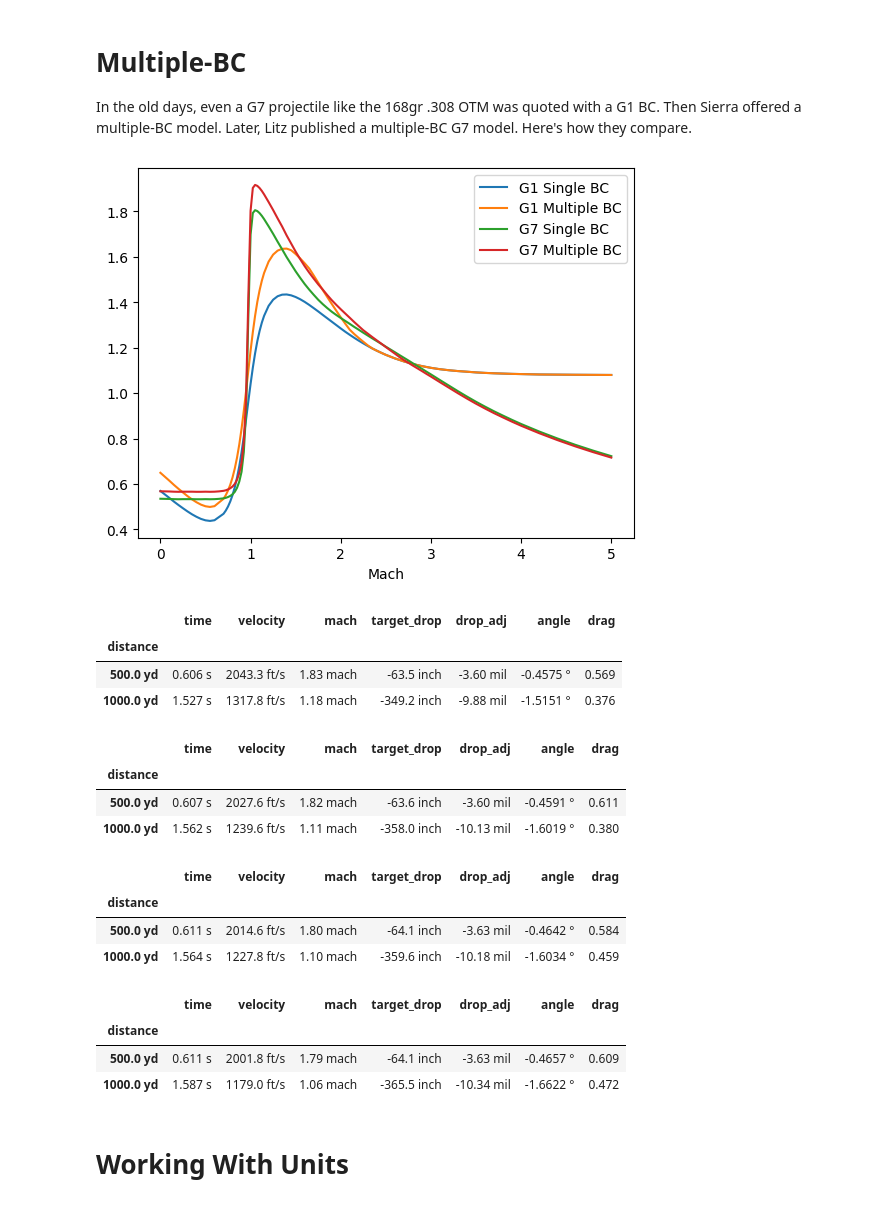
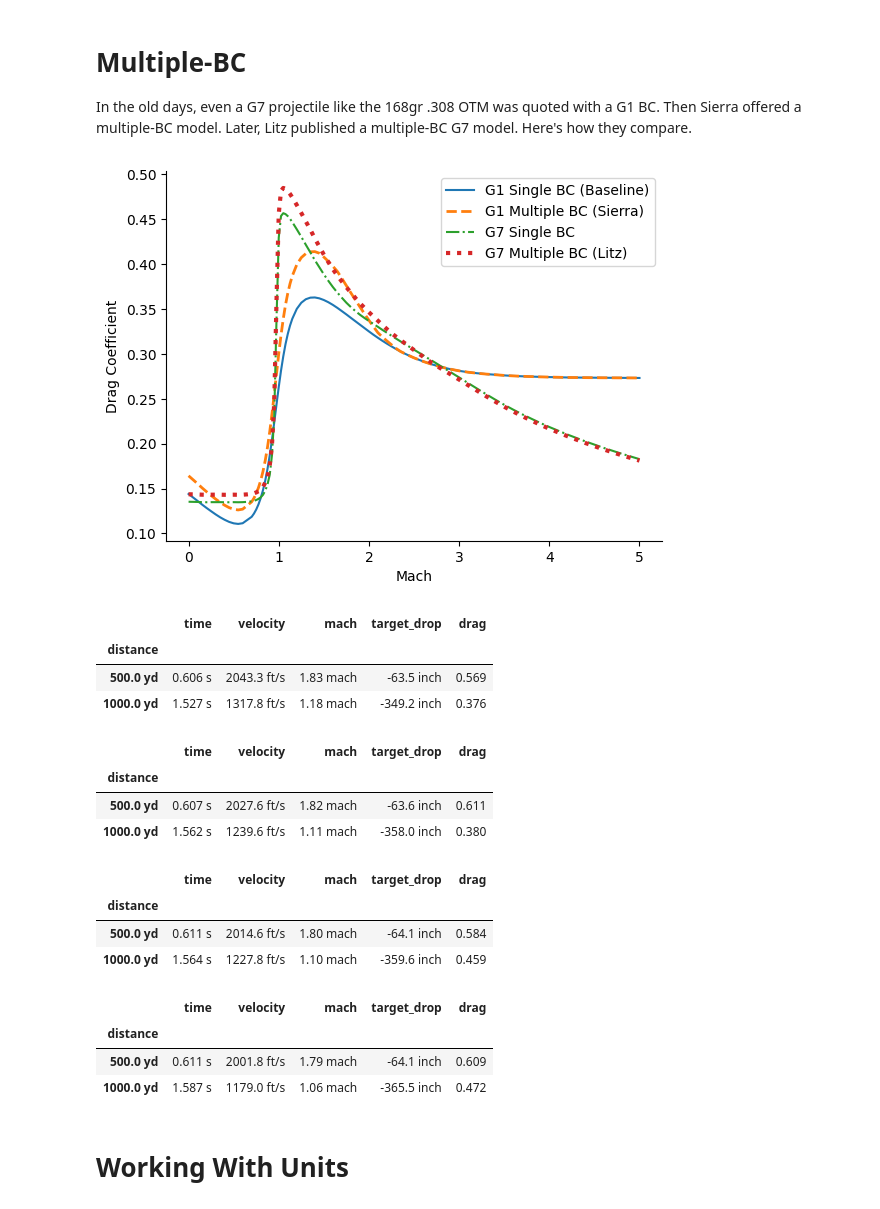
Before and after one commit to o-murphy/py-ballisticcalc, a Jupyter notebook: Example.ipynb, the cells around one changed output. Saved outputs shown, nothing was run; the diff lists cells and outputs as text; code cells hidden in the pictures.

Commit message:
Finished MultiBC DragModel implementation.

```diff
--- a/Example.ipynb
+++ b/Example.ipynb
@@ -242,23 +242,24 @@ plt.show()
 # Multiple-BC
 In the old days, even a G7 projectile like the 168gr .308 OTM was quoted with a G1 BC.  Then Sierra offered a multiple-BC model.  Later, Litz published a multiple-BC G7 model.  Here's how they compare.
 # %%
-dm1 = DragModel([BCpoint(.462, Mach=1)], TableG1)
+# Single G1 BC
+dm1 = DragModelMultiBC([BCpoint(.462, Mach=1)], TableG1, weight=168, diameter=.308)
 # Sierra's G1 BC: 0.462 above 2600 fps, 0.447 above 2100 fps, 0.424 above 1600 fps, and .405 below that.
-dm2 = DragModel([BCpoint(.462, V=Velocity.FPS(2600)), BCpoint(.462-(.462-.447)/2, V=Velocity.FPS(2350)), BCpoint(.424-(.424-.405)/2, V=Velocity.FPS(1850)), BCpoint(.405, V=Velocity.FPS(1600))], TableG1)
-dm3 = DragModel([BCpoint(.224, Mach=1)], TableG7)
+dm2 = DragModelMultiBC([BCpoint(.462, V=Velocity.FPS(2600)), BCpoint(.462-(.462-.447)/2, V=Velocity.FPS(2350)), BCpoint(.424-(.424-.405)/2, V=Velocity.FPS(1850)), BCpoint(.405, V=Velocity.FPS(1600))],
+                       TableG1, weight=168, diameter=.308)
+# Single G7 BC
+dm3 = DragModelMultiBC([BCpoint(.224, Mach=1)], TableG7, weight=168, diameter=.308)
 # Litz's G7 multi-BC:
-dm4 = DragModel([BCpoint(.211, V=Velocity.FPS(1500)), BCpoint(.214, V=Velocity.FPS(2000)), BCpoint(.222, V=Velocity.FPS(2500)), BCpoint(.226, V=Velocity.FPS(3000))], TableG7)
-df1 = pandas.DataFrame(dm1.drag_table)
-ax = df1.plot(x='Mach', y='CD', label='G1 Single BC')
-df2 = pandas.DataFrame(dm2.drag_table)
-df2.plot(x='Mach', y='CD', label='G1 Multiple BC', ax=ax)
-df3 = pandas.DataFrame(dm3.drag_table)
-df3.plot(x='Mach', y='CD', label='G7 Single BC', ax=ax)
-df4 = pandas.DataFrame(dm4.drag_table)
-df4.plot(x='Mach', y='CD', label='G7 Multiple BC', ax=ax)
+dm4 = DragModelMultiBC([BCpoint(.211, V=Velocity.FPS(1500)), BCpoint(.214, V=Velocity.FPS(2000)), BCpoint(.222, V=Velocity.FPS(2500)), BCpoint(.226, V=Velocity.FPS(3000))],
+                       TableG7, weight=168, diameter=.308)
+ax = pandas.DataFrame(dm1.drag_table).plot(x='Mach', y='CD', ylabel='Drag Coefficient', label='G1 Single BC (Baseline)')
+pandas.DataFrame(dm2.drag_table).plot(x='Mach', y='CD', label='G1 Multiple BC (Sierra)', linestyle='dashed', linewidth=2, ax=ax)
+pandas.DataFrame(dm3.drag_table).plot(x='Mach', y='CD', label='G7 Single BC', linestyle='dashdot', ax=ax)
+pandas.DataFrame(dm4.drag_table).plot(x='Mach', y='CD', label='G7 Multiple BC (Litz)', linestyle='dotted', linewidth=3, ax=ax)
+ax.spines[['right', 'top']].set_visible(False)
 plt.show()
 # %% [output]
-[figure, old version]
+[figure, new version]
 # %%
 Set.Units.distance = Unit.Yard
 Set.Units.velocity = Unit.FPS
@@ -268,24 +269,24 @@ for dm in [dm1, dm2, dm3, dm4]:
     zero = Shot(weapon=Weapon(sight_height=2), ammo=Ammo(dm, mv=Velocity.FPS(3000)))
     calc = Calculator()
     shot_result = calc.fire(zero, trajectory_range=1000, trajectory_step=500)
-    display(shot_result.dataframe(True).drop(['height', 'look_distance', 'density_factor', 'windage', 'windage_adj', 'energy', 'ogw', 'flag'], axis=1).set_index('distance')[1:])
+    display(shot_result.dataframe(True)[['distance', 'time', 'velocity', 'mach', 'target_drop', 'drag']].set_index('distance')[1:])
 # %% [output]
-|  | time | velocity | mach | target_drop | drop_adj | angle | drag |
-| distance |  |  |  |  |  |  |  |
-| 500.0 yd | 0.606 s | 2043.3 ft/s | 1.83 mach | -63.5 inch | -3.60 mil | -0.4575 ° | 0.569 |
-| 1000.0 yd | 1.527 s | 1317.8 ft/s | 1.18 mach | -349.2 inch | -9.88 mil | -1.5151 ° | 0.376 |
+|  | time | velocity | mach | target_drop | drag |
+| distance |  |  |  |  |  |
+| 500.0 yd | 0.606 s | 2043.3 ft/s | 1.83 mach | -63.5 inch | 0.569 |
+| 1000.0 yd | 1.527 s | 1317.8 ft/s | 1.18 mach | -349.2 inch | 0.376 |
-|  | time | velocity | mach | target_drop | drop_adj | angle | drag |
-| distance |  |  |  |  |  |  |  |
-| 500.0 yd | 0.607 s | 2027.6 ft/s | 1.82 mach | -63.6 inch | -3.60 mil | -0.4591 ° | 0.611 |
-| 1000.0 yd | 1.562 s | 1239.6 ft/s | 1.11 mach | -358.0 inch | -10.13 mil | -1.6019 ° | 0.380 |
+|  | time | velocity | mach | target_drop | drag |
+| distance |  |  |  |  |  |
+| 500.0 yd | 0.607 s | 2027.6 ft/s | 1.82 mach | -63.6 inch | 0.611 |
+| 1000.0 yd | 1.562 s | 1239.6 ft/s | 1.11 mach | -358.0 inch | 0.380 |
-|  | time | velocity | mach | target_drop | drop_adj | angle | drag |
-| distance |  |  |  |  |  |  |  |
-| 500.0 yd | 0.611 s | 2014.6 ft/s | 1.80 mach | -64.1 inch | -3.63 mil | -0.4642 ° | 0.584 |
-| 1000.0 yd | 1.564 s | 1227.8 ft/s | 1.10 mach | -359.6 inch | -10.18 mil | -1.6034 ° | 0.459 |
+|  | time | velocity | mach | target_drop | drag |
+| distance |  |  |  |  |  |
+| 500.0 yd | 0.611 s | 2014.6 ft/s | 1.80 mach | -64.1 inch | 0.584 |
+| 1000.0 yd | 1.564 s | 1227.8 ft/s | 1.10 mach | -359.6 inch | 0.459 |
-|  | time | velocity | mach | target_drop | drop_adj | angle | drag |
-| distance |  |  |  |  |  |  |  |
-| 500.0 yd | 0.611 s | 2001.8 ft/s | 1.79 mach | -64.1 inch | -3.63 mil | -0.4657 ° | 0.609 |
-| 1000.0 yd | 1.587 s | 1179.0 ft/s | 1.06 mach | -365.5 inch | -10.34 mil | -1.6622 ° | 0.472 |
+|  | time | velocity | mach | target_drop | drag |
+| distance |  |  |  |  |  |
+| 500.0 yd | 0.611 s | 2001.8 ft/s | 1.79 mach | -64.1 inch | 0.609 |
+| 1000.0 yd | 1.587 s | 1179.0 ft/s | 1.06 mach | -365.5 inch | 0.472 |
 # %% [markdown]
 # Working With Units
 # %%
```
Also changed, not shown: 2 other files.
